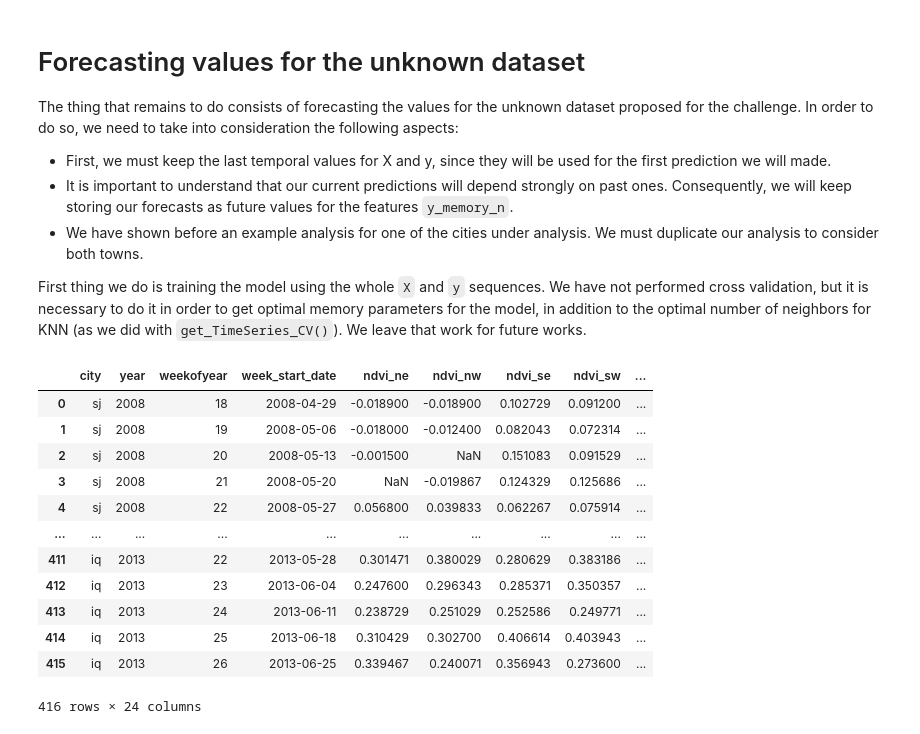
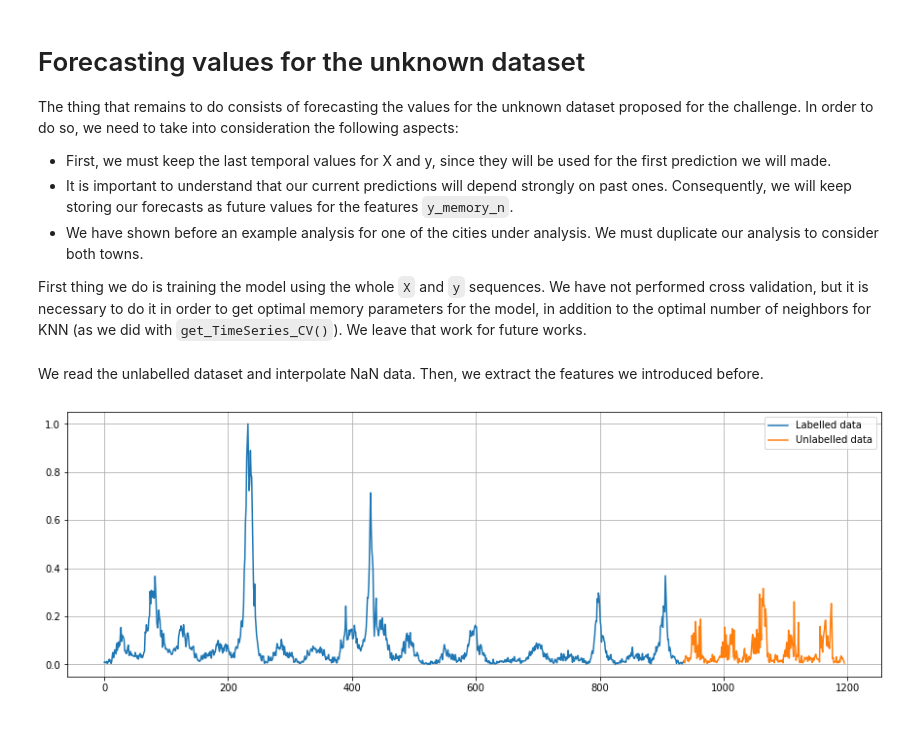
Before and after one commit to arodriguezhidalgo/DengAI_proposal, a Jupyter notebook: Model.ipynb, the cells around one changed output. Drawn from its saved outputs; the diff is of its cells as text; code cells hidden in the pictures.

```diff
--- a/Model.ipynb
+++ b/Model.ipynb
@@ -475,44 +474,74 @@ obj_opt.fit_model(X, y['total_cases'])
-# %%
-unlabelled_features = read_data('dengue_features_test.csv');
-unlabelled_features
-# %% [output]
-|  | city | year | weekofyear | week_start_date | ndvi_ne | ndvi_nw | ndvi_se | ndvi_sw | ... |
-| 0 | sj | 2008 | 18 | 2008-04-29 | -0.018900 | -0.018900 | 0.102729 | 0.091200 | ... |
-| 1 | sj | 2008 | 19 | 2008-05-06 | -0.018000 | -0.012400 | 0.082043 | 0.072314 | ... |
-| 2 | sj | 2008 | 20 | 2008-05-13 | -0.001500 | NaN | 0.151083 | 0.091529 | ... |
-| 3 | sj | 2008 | 21 | 2008-05-20 | NaN | -0.019867 | 0.124329 | 0.125686 | ... |
-| 4 | sj | 2008 | 22 | 2008-05-27 | 0.056800 | 0.039833 | 0.062267 | 0.075914 | ... |
-| ... | ... | ... | ... | ... | ... | ... | ... | ... | ... |
-| 411 | iq | 2013 | 22 | 2013-05-28 | 0.301471 | 0.380029 | 0.280629 | 0.383186 | ... |
-| 412 | iq | 2013 | 23 | 2013-06-04 | 0.247600 | 0.296343 | 0.285371 | 0.350357 | ... |
-| 413 | iq | 2013 | 24 | 2013-06-11 | 0.238729 | 0.251029 | 0.252586 | 0.249771 | ... |
-| 414 | iq | 2013 | 25 | 2013-06-18 | 0.310429 | 0.302700 | 0.406614 | 0.403943 | ... |
-| 415 | iq | 2013 | 26 | 2013-06-25 | 0.339467 | 0.240071 | 0.356943 | 0.273600 | ... |
-416 rows × 24 columns
+# %% [markdown]
+We read the unlabelled dataset and interpolate NaN data. Then, we extract the features we introduced before.
+# %%
+unlabelled_features = read_data('dengue_features_test.csv');
+unlabelled_features = unlabelled_features[unlabelled_features['city'] == city]
+
+
+missing = {}
+for col in unlabelled_features:
+    missing_no = unlabelled_features[col].isna().sum()
+    if missing_no != 0:
+        missing[col] = missing_no;
+
+pd.DataFrame(missing.values(), index = missing.keys(), columns=['Number of missing elements'])
+for col in missing.keys():
+    # We don't use the 'inplace' parameter since it shows the SettingWithCopyWarning.
+    unlabelled_features[col].values[:] = unlabelled_features[col].interpolate(inplace=False)
+
+feature_extraction(unlabelled_features)
 # %%
 
+
+X_test = unlabelled_features[sorted_features[:n_features].index];
+# X_pca = city_pcaed;
+
+
+from sklearn.preprocessing import StandardScaler
+X_test = pd.DataFrame(X_scaler.transform(X_test), columns=X_test.columns);
+
+y_pred = pd.DataFrame(index = X_test.index+len(X))
+y_pred.insert(0,'city','')
+y_pred.insert(1,'year',0)
+y_pred.insert(2,'weekofyear',0)
+y_pred.insert(3,'total_cases',0.0)
+
+
 for j in range(memory):
+    X_test.insert(0, 'y_memory_{}'.format(j),0)
     X_test['y_memory_{}'.format(j)].values[:] = 0
 
 y_gen = []
 
 for ind in range(X_test.shape[0]):
     if ind == 0:
-        y_memory = [X_train.iloc[-1]['y_memory_{}'.format(j)] for j in range(memory)];
+        y_memory = [X.iloc[-1]['y_memory_{}'.format(j)] for j in range(memory)];
     else:
         y_memory[:memory] = y_memory[1:];
         y_memory.append( y_prev[0]);
     X_vector = X_test.iloc[ind]
     for j in range(memory):
         X_vector.at['y_memory_{}'.format(j)] = y_memory[j];
 
     y_prev = obj_reg.return_prediction(np.expand_dims(X_vector,axis=0));
 
-    y_gen.append(y_prev[0])
+    y_gen.append(np.round(y_prev[0]))
+
+    y_pred.at[ind+len(X),'city'] = city;
+    y_pred.at[ind+len(X),'year'] = unlabelled_features.iloc[ind]['year']
+    y_pred.at[ind+len(X),'weekofyear'] = unlabelled_features.iloc[ind]['weekofyear']
+    y_pred.at[ind+len(X),'total_cases'] = y_prev[0]
+
+
 
 plt.figure(figsize=(15,5))
-plt.plot(y_pred, label='Prediction')
-plt.plot(y_test, label='Labels')
-plt.plot(y_gen, label='Forecast')
+plt.plot(y, label = 'Labelled data');
+# plt.plot(y_scaler.inverse_transform(np.expand_dims(y_pred['total_cases'],axis=1)))
+plt.plot(y_pred['total_cases'], label= 'Unlabelled data')
 plt.grid()
 plt.legend()
+
+y_pred['total_cases'] = np.round(y_scaler.inverse_transform(np.expand_dims(y_pred['total_cases'],axis=1)));
+y_pred['total_cases'] = y_pred['total_cases'].apply(int)
+# %% [output]
+[figure, added]
```
Also changed, not shown: parts of 17 cells of this notebook, 2 other files.
